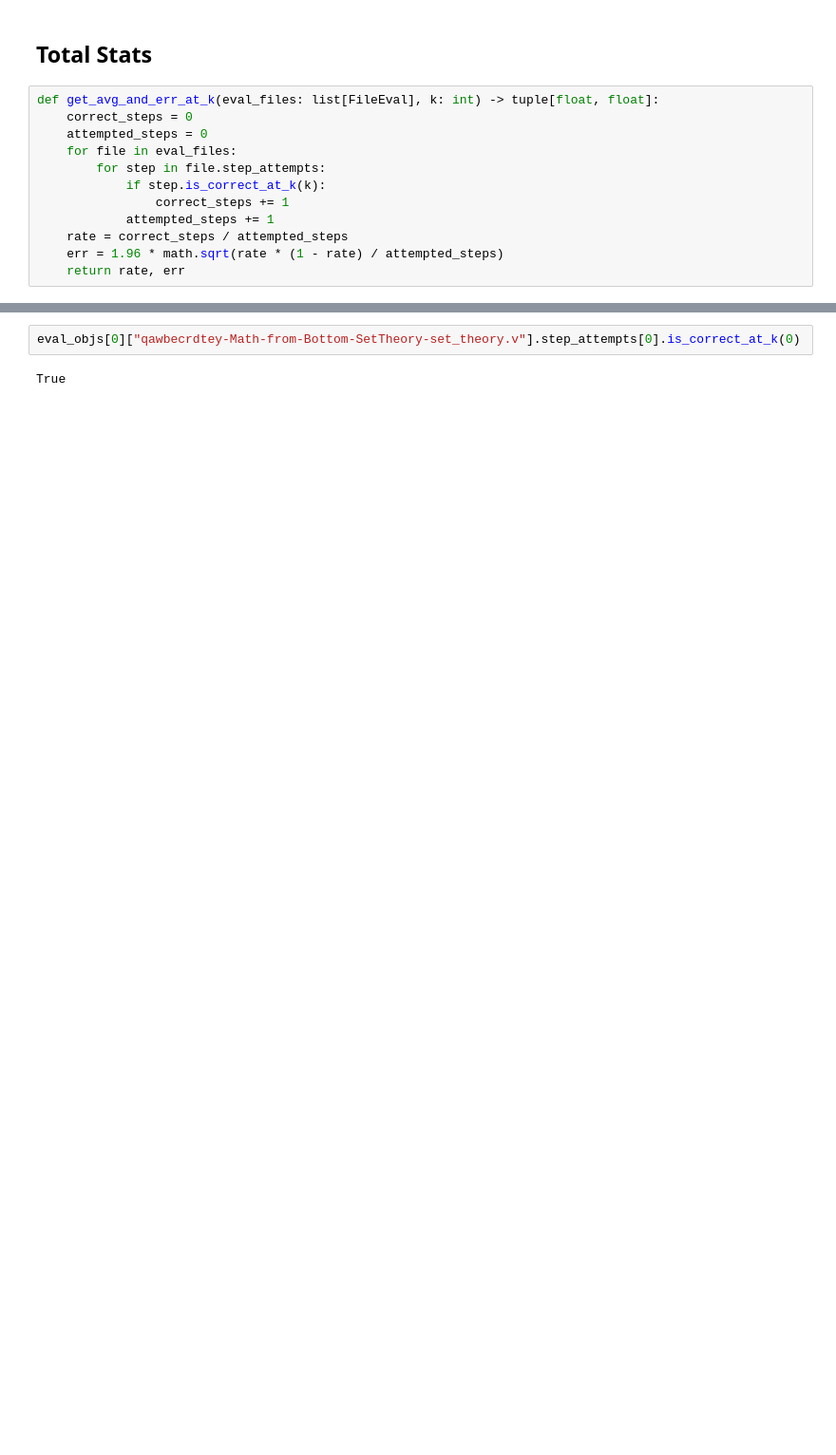
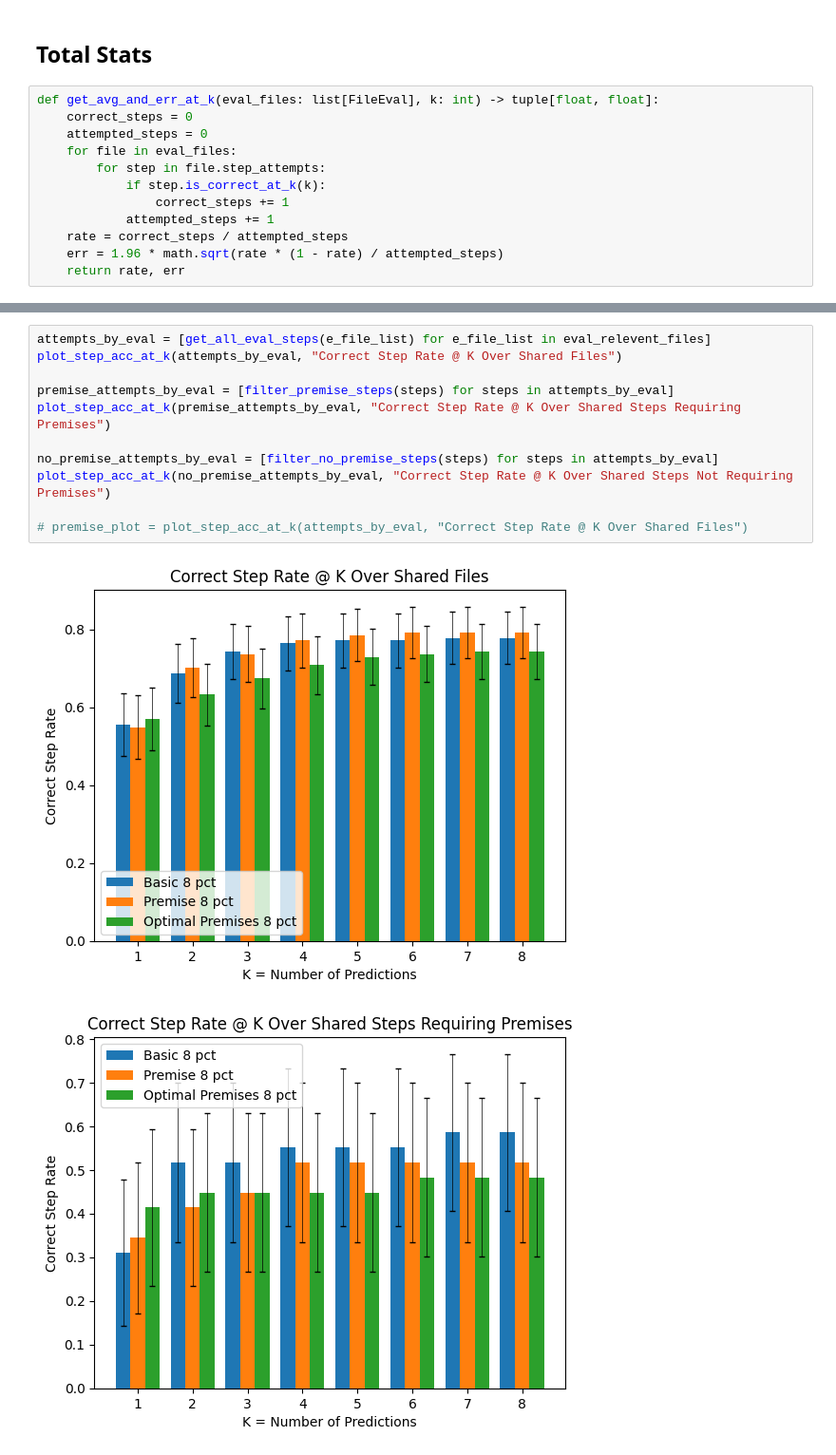
Before and after one commit to rkthomps/coq-modeling, a Jupyter notebook: notebooks/evaluation/step_eval.ipynb, the cells around one changed output, grey strips where cells are left out. Shown at 95% size. Cells and saved outputs as stored; diff of their text form; blank space fills up the shorter version.

```diff
--- a/notebooks/evaluation/step_eval.ipynb
+++ b/notebooks/evaluation/step_eval.ipynb
@@ -130,4 +159,14 @@ Text(0.5, 1.0, 'Correct Step Rate @ K Over Shared Files')
-# %%
-eval_objs[0]["qawbecrdtey-Math-from-Bottom-SetTheory-set_theory.v"].step_attempts[0].is_correct_at_k(0)
-# %% [output]
-True
+# %%
+attempts_by_eval = [get_all_eval_steps(e_file_list) for e_file_list in eval_relevent_files]
+plot_step_acc_at_k(attempts_by_eval, "Correct Step Rate @ K Over Shared Files")
+
+premise_attempts_by_eval = [filter_premise_steps(steps) for steps in attempts_by_eval]
+plot_step_acc_at_k(premise_attempts_by_eval, "Correct Step Rate @ K Over Shared Steps Requiring Premises")
+
+no_premise_attempts_by_eval = [filter_no_premise_steps(steps) for steps in attempts_by_eval]
+plot_step_acc_at_k(no_premise_attempts_by_eval, "Correct Step Rate @ K Over Shared Steps Not Requiring Premises")
+
+# premise_plot = plot_step_acc_at_k(attempts_by_eval, "Correct Step Rate @ K Over Shared Files")
+# %% [output]
+[figure, added]
+[figure, added]
```
Also changed, not shown: parts of 9 cells of this notebook, 4 other files.
